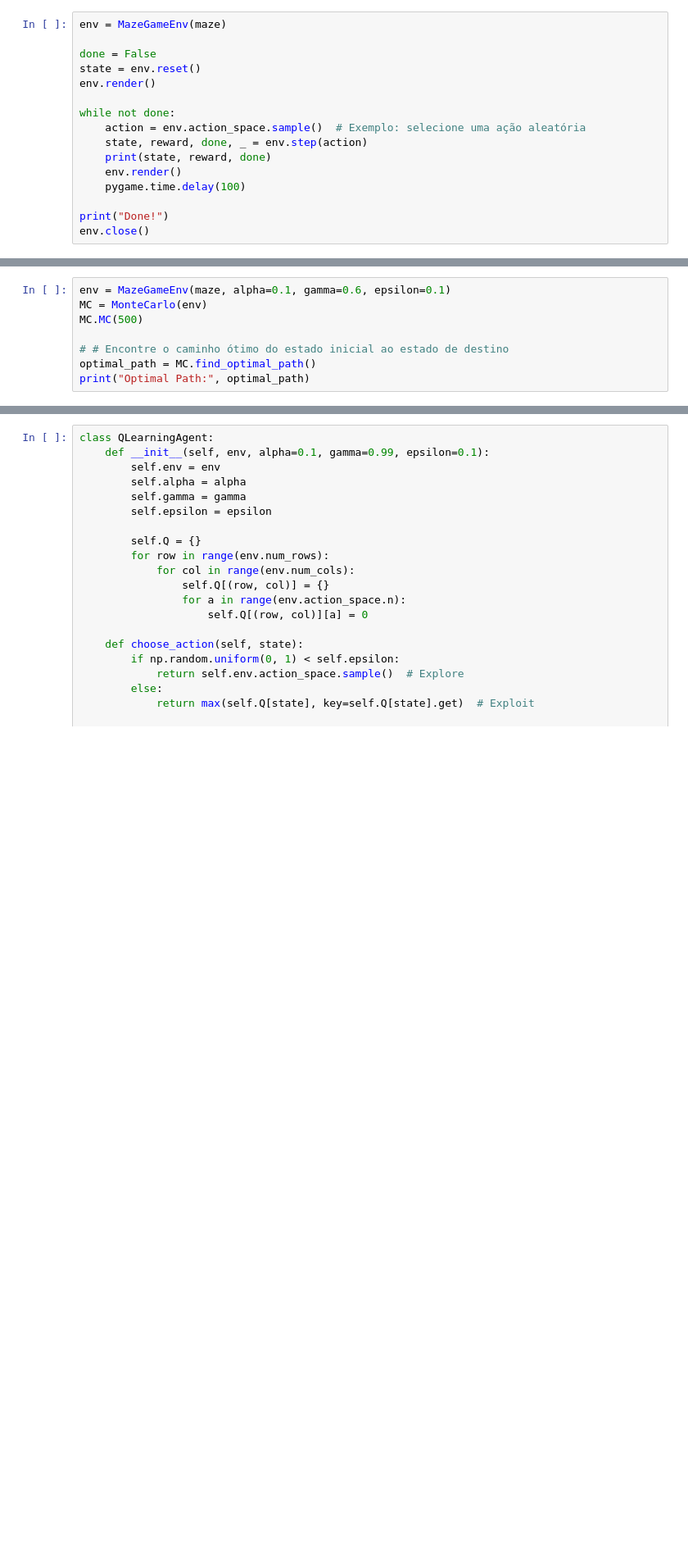
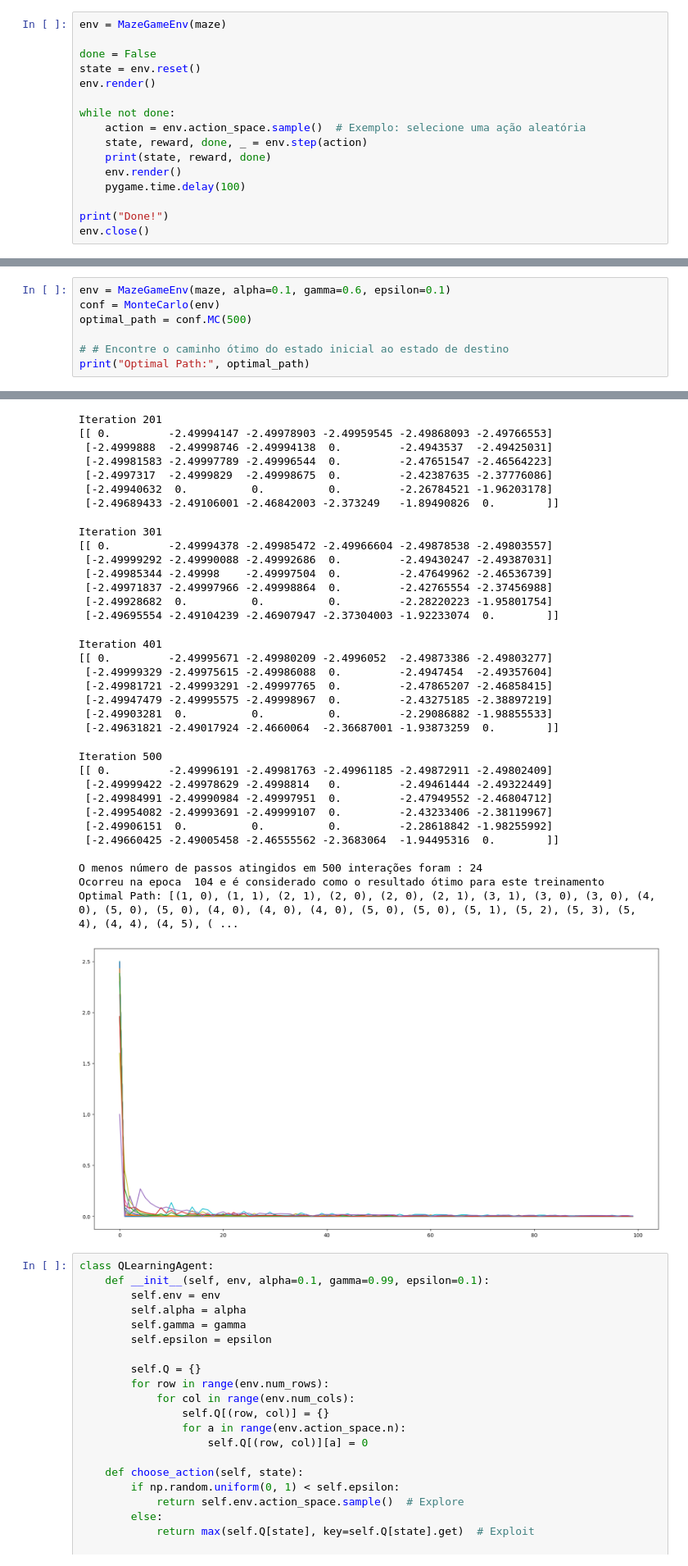
Before and after one commit to kozta/maze_game, a Jupyter notebook: main.ipynb, the cells around one changed output, grey strips where cells are left out. Shown at 82% size. Cells and saved outputs as stored; diff of their text form; blank space fills up the shorter version.

Commit message:
ajustes no monte carlo

```diff
--- a/main.ipynb
+++ b/main.ipynb
@@ -288,9 +308,9 @@ class MonteCarlo:
         return optimal_path
 # %%
 env = MazeGameEnv(maze, alpha=0.1, gamma=0.6, epsilon=0.1)
-MC = MonteCarlo(env)
-MC.MC(500)
+conf = MonteCarlo(env)
+optimal_path = conf.MC(500)
 
 # # Encontre o caminho ótimo do estado inicial ao estado de destino
-optimal_path = MC.find_optimal_path()
 print("Optimal Path:", optimal_path)
+# %% [output]
@@ -297,3 +324,36 @@ print("Optimal Path:", optimal_path)
+Iteration 201
+[[ 0.         -2.49994147 -2.49978903 -2.49959545 -2.49868093 -2.49766553]
+ [-2.4999888  -2.49998746 -2.49994138  0.         -2.4943537  -2.49425031]
+ [-2.49981583 -2.49997789 -2.49996544  0.         -2.47651547 -2.46564223]
+ [-2.4997317  -2.4999829  -2.49998675  0.         -2.42387635 -2.37776086]
+ [-2.49940632  0.          0.          0.         -2.26784521 -1.96203178]
+ [-2.49689433 -2.49106001 -2.46842003 -2.373249   -1.89490826  0.        ]]
+Iteration 301
+[[ 0.         -2.49994378 -2.49985472 -2.49966604 -2.49878538 -2.49803557]
+ [-2.49999292 -2.49990088 -2.49992686  0.         -2.49430247 -2.49387031]
+ [-2.49985344 -2.49998    -2.49997504  0.         -2.47649962 -2.46536739]
+ [-2.49971837 -2.49997966 -2.49998864  0.         -2.42765554 -2.37456988]
+ [-2.49928682  0.          0.          0.         -2.28220223 -1.95801754]
+ [-2.49695554 -2.49104239 -2.46907947 -2.37304003 -1.92233074  0.        ]]
+Iteration 401
+[[ 0.         -2.49995671 -2.49980209 -2.4996052  -2.49873386 -2.49803277]
+ [-2.49999329 -2.49975615 -2.49986088  0.         -2.4947454  -2.49357604]
+ [-2.49981721 -2.49993291 -2.49997765  0.         -2.47865207 -2.46858415]
+ [-2.49947479 -2.49995575 -2.49998967  0.         -2.43275185 -2.38897219]
+ [-2.49903281  0.          0.          0.         -2.29086882 -1.98855533]
+ [-2.49631821 -2.49017924 -2.4660064  -2.36687001 -1.93873259  0.        ]]
+Iteration 500
+[[ 0.         -2.49996191 -2.49981763 -2.49961185 -2.49872911 -2.49802409]
+ [-2.49999422 -2.49978629 -2.4998814   0.         -2.49461444 -2.49322449]
+ [-2.49984991 -2.49990984 -2.49997951  0.         -2.47949552 -2.46804712]
+ [-2.49954082 -2.49993691 -2.49999107  0.         -2.43233406 -2.38119967]
+ [-2.49906151  0.          0.          0.         -2.28618842 -1.98255992]
+ [-2.49660425 -2.49005458 -2.46555562 -2.3683064  -1.94495316  0.        ]]
+
+O menos número de passos atingidos em 500 interações foram : 24
+Ocorreu na epoca  104 e é considerado como o resultado ótimo para este treinamento
+Optimal Path: [(1, 0), (1, 1), (2, 1), (2, 0), (2, 0), (2, 1), (3, 1), (3, 0), (3, 0), (4, 0), (5, 0), (5, 0), (4, 0), (4, 0), (4, 0), (5, 0), (5, 0), (5, 1), (5, 2), (5, 3), (5, 4), (4, 4), (4, 5), ( ...
+[figure, added]
 # %%
 class QLearningAgent:
     def __init__(self, env, alpha=0.1, gamma=0.99, epsilon=0.1):
```
Also changed, not shown: parts of 2 cells of this notebook.
